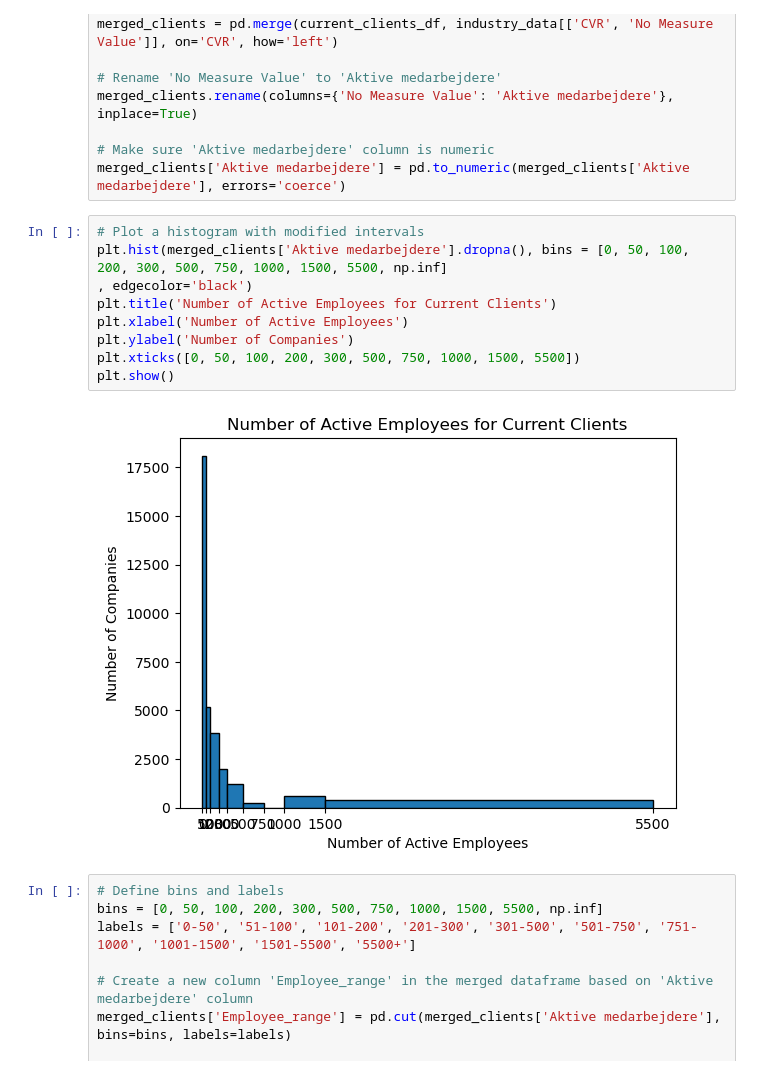
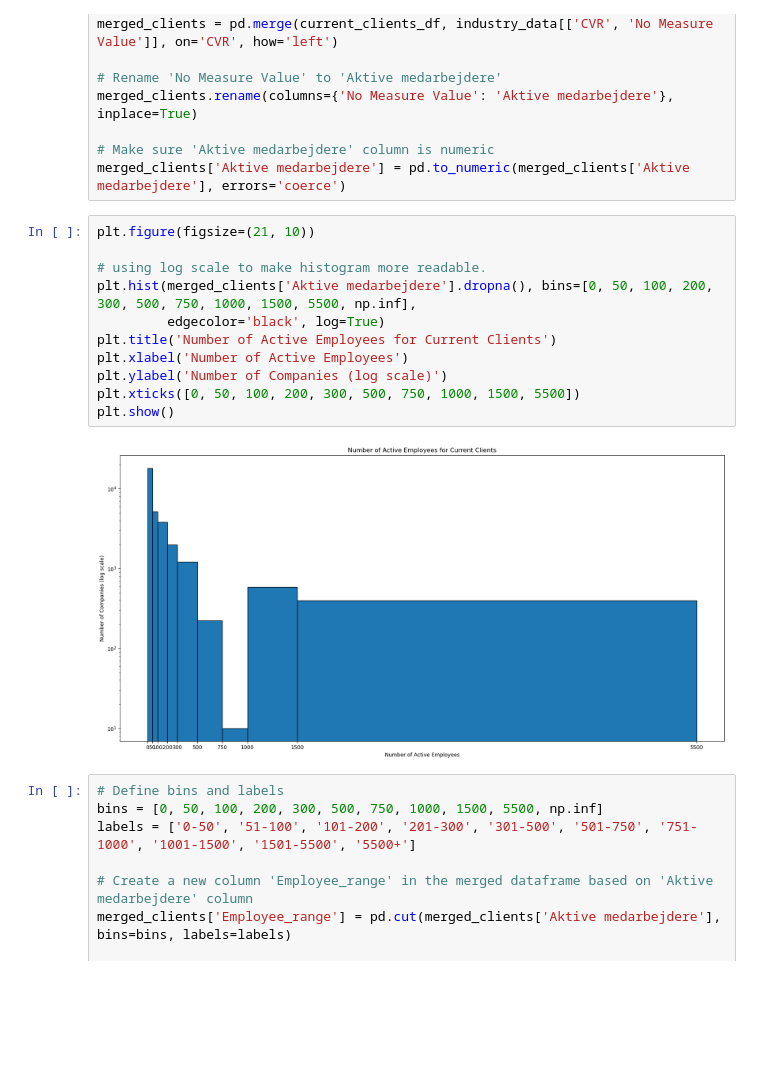
Before and after one commit to JCVE99/Cancelled-Customer-Agreement, a Jupyter notebook: OpsagteVirkAnalyse.ipynb, the cells around one changed output. Drawn from its saved outputs; the diff is of its cells as text; blank space fills up the shorter version.

Commit message:
fixed histogram

```diff
--- a/OpsagteVirkAnalyse.ipynb
+++ b/OpsagteVirkAnalyse.ipynb
@@ -744,16 +754,18 @@ merged_clients.rename(columns={'No Measure Value': 'Aktive medarbejdere'}, inpla
 # Make sure 'Aktive medarbejdere' column is numeric
 merged_clients['Aktive medarbejdere'] = pd.to_numeric(merged_clients['Aktive medarbejdere'], errors='coerce')
 # %%
-# Plot a histogram with modified intervals
-plt.hist(merged_clients['Aktive medarbejdere'].dropna(), bins = [0, 50, 100, 200, 300, 500, 750, 1000, 1500, 5500, np.inf]
-, edgecolor='black')
+plt.figure(figsize=(21, 10))
+
+# using log scale to make histogram more readable.
+plt.hist(merged_clients['Aktive medarbejdere'].dropna(), bins=[0, 50, 100, 200, 300, 500, 750, 1000, 1500, 5500, np.inf],
+         edgecolor='black', log=True)
 plt.title('Number of Active Employees for Current Clients')
 plt.xlabel('Number of Active Employees')
-plt.ylabel('Number of Companies')
+plt.ylabel('Number of Companies (log scale)')
 plt.xticks([0, 50, 100, 200, 300, 500, 750, 1000, 1500, 5500])
 plt.show()
 # %% [output]
-[figure, old version]
+[figure, new version]
 # %%
 # Define bins and labels
 bins = [0, 50, 100, 200, 300, 500, 750, 1000, 1500, 5500, np.inf]
```
Also changed, not shown: parts of 5 cells of this notebook, 14 other files.
